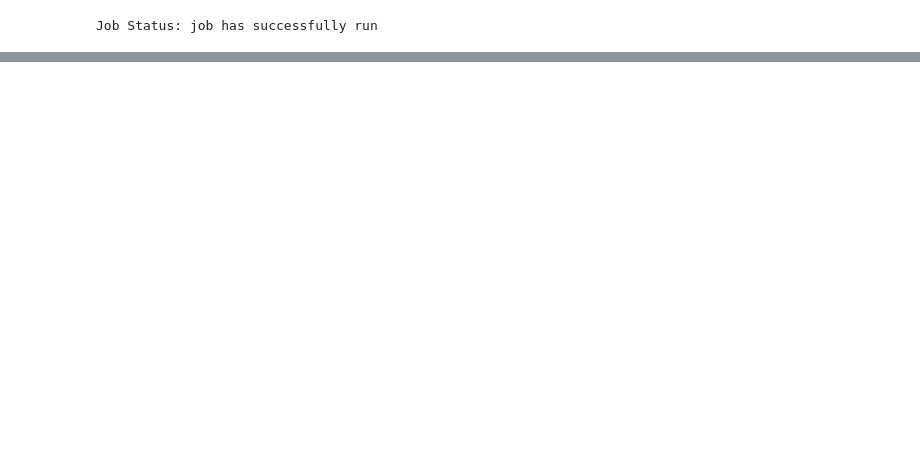
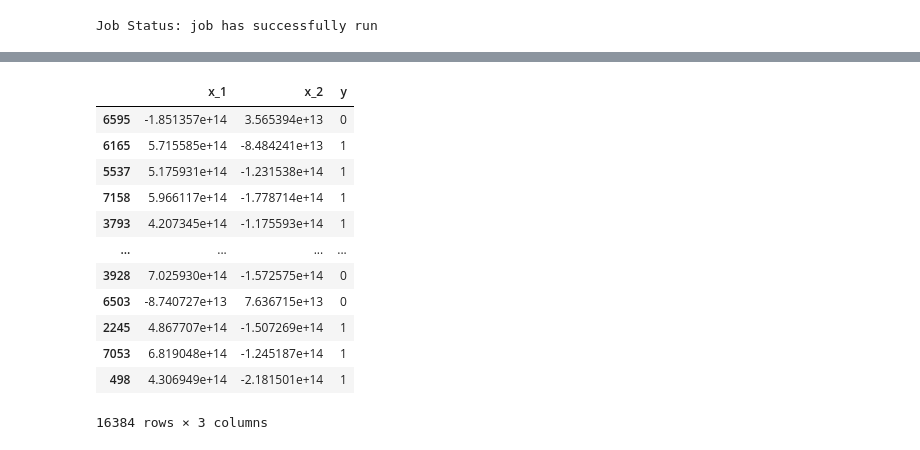
Before and after one commit to Raijeku/PI2, a Jupyter notebook: base_datos.ipynb, the cells around one changed output, grey strips where cells are left out. Cells and saved outputs as stored; diff of their text form; code cells hidden in the pictures; blank space fills up the shorter version.

```diff
--- a/base_datos.ipynb
+++ b/base_datos.ipynb
@@ -95,0 +91,21 @@ plt.show()
+# %%
+import pandas as pd
+df = pd.DataFrame({'x_1':gnd_results.real, 'x_2':gnd_results.imag, 'y':[0]*8192})
+final = pd.concat([df, pd.DataFrame({'x_1':final_results.real, 'x_2':final_results.imag, 'y':[1]*8192})])
+final = final.sample(frac=1)
+final.to_csv('datos.csv', index=False)
+final
+# %% [output]
+|  | x_1 | x_2 | y |
+| 6595 | -1.851357e+14 | 3.565394e+13 | 0 |
+| 6165 | 5.715585e+14 | -8.484241e+13 | 1 |
+| 5537 | 5.175931e+14 | -1.231538e+14 | 1 |
+| 7158 | 5.966117e+14 | -1.778714e+14 | 1 |
+| 3793 | 4.207345e+14 | -1.175593e+14 | 1 |
+| ... | ... | ... | ... |
+| 3928 | 7.025930e+14 | -1.572575e+14 | 0 |
+| 6503 | -8.740727e+13 | 7.636715e+13 | 0 |
+| 2245 | 4.867707e+14 | -1.507269e+14 | 1 |
+| 7053 | 6.819048e+14 | -1.245187e+14 | 1 |
+| 498 | 4.306949e+14 | -2.181501e+14 | 1 |
+16384 rows × 3 columns
```
Also changed, not shown: parts of 7 cells of this notebook, 3 other files.
